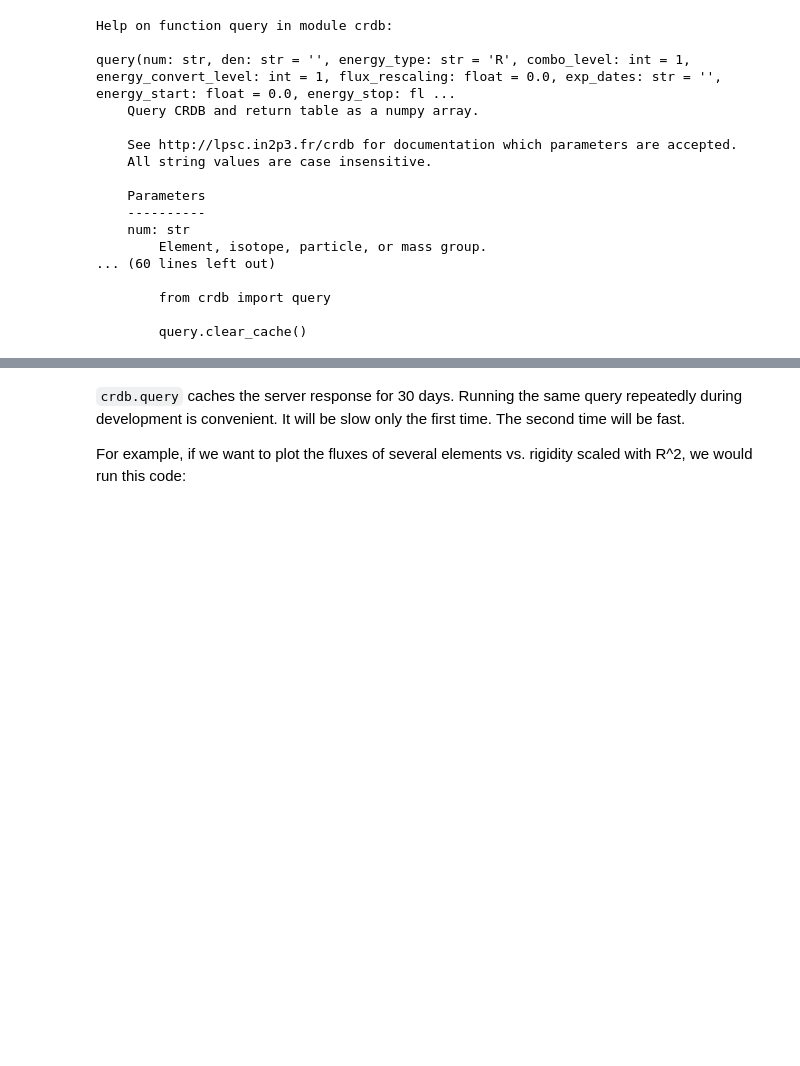
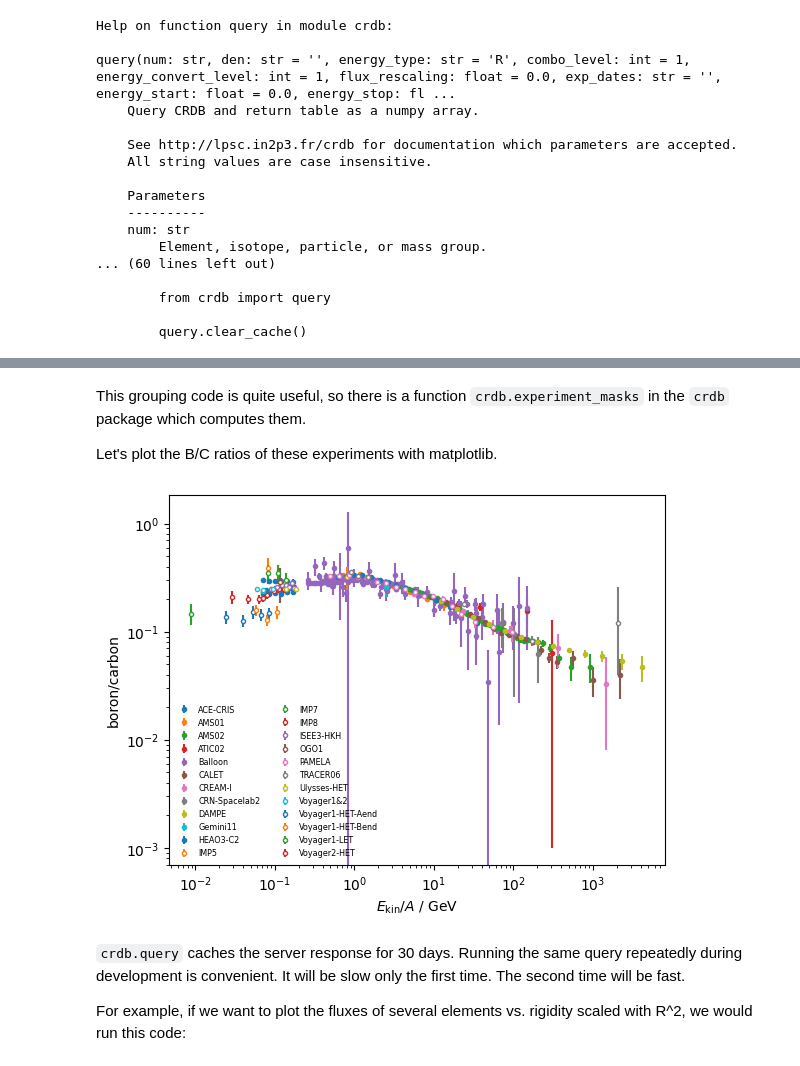
Before and after one commit to crdb-project/tutorial, a Jupyter notebook: CRDB REST query tutorial.ipynb, the cells around one changed output, grey strips where cells are left out. Saved outputs shown, nothing was run; the diff lists cells and outputs as text; code cells hidden in the pictures; blank space fills up the shorter version.

```diff
--- a/CRDB REST query tutorial.ipynb
+++ b/CRDB REST query tutorial.ipynb
@@ -151,0 +125,5 @@ plt.loglog();
+# %%
+import numpy as np
+
+for exp in np.unique(tab["sub_exp"]):
+    print(exp)
@@ -152,3 +179,25 @@ plt.loglog();
+# %% [markdown]
+This grouping code is quite useful, so there is a function `crdb.experiment_masks` in the `crdb` package which computes them.
+
+Let's plot the B/C ratios of these experiments with matplotlib.
+# %%
+from matplotlib import pyplot as plt
+
+# plot each experiment with different color
+for i, (exp, mask) in enumerate(crdb.experiment_masks(tab).items()):
+    t = tab[mask]
+    sta = np.row_stack([np.abs(t["err_stat_minus"]), t["err_stat_plus"]])
+    color = f"C{i}"
+    mfc = "w" if i > 10 else color
+    plt.errorbar(t["e_mean"], t["value"], sta, fmt=".",
+                 mfc=mfc, mec=color, ecolor=color, label=exp)
+
+plt.legend(ncol=2, frameon=False, fontsize="xx-small")
+plt.xlabel("$E_\\mathrm{kin} / A$ / GeV")
+plt.ylabel("boron/carbon")
+plt.loglog();
+# %% [output]
+[figure, added]
 # %% [markdown]
 `crdb.query` caches the server response for 30 days. Running the same query repeatedly during development is convenient. It will be slow only the first time. The second time will be fast.
 
```
Also changed, not shown: parts of 15 cells of this notebook, 2 other files.
